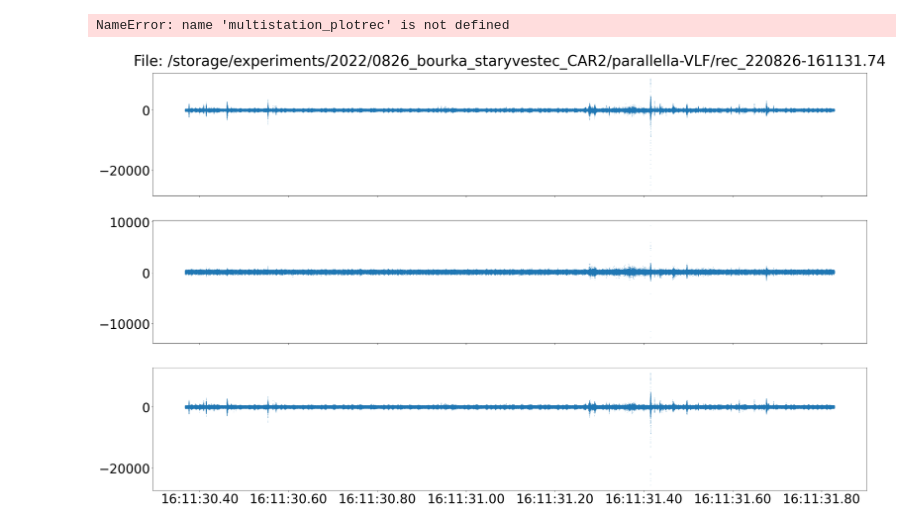
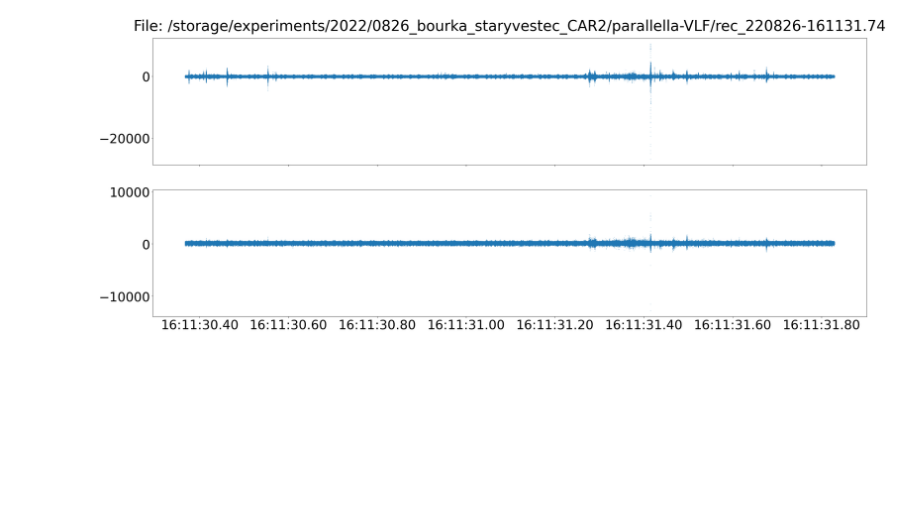
Before and after one commit to ODZ-UJF-AV-CR/vanice, a Jupyter notebook: VLF-simple.ipynb, the cells around one changed output. Cells and saved outputs as stored; diff of their text form; code cells hidden in the pictures; blank space fills up the shorter version.

```diff
--- a/VLF-simple.ipynb
+++ b/VLF-simple.ipynb
@@ -17,29 +17,11 @@ sps = 10e6 # 10 Msps
 
 %matplotlib inline
 %config InlineBackend.close_figures=True
-# %%
-## Bourka hnědouhelné doly
-#files = ['/storage/experiments/2022/0909_bourka_CAR2/parallella-VLF/rec_220909-161250.80',
-#         '/storage/experiments/2022/0909_bourka_CAR0/parallella-VLF/rec_220909-161250.80',
-#         '/storage/experiments/2022/0909_bourka_CAR1/parallella-VLF/rec_220909-161250.81']
-
-#files = ['/storage/experiments/2022/0826_bourka_staryvestec_CAR2/parallella-VLF/rec_220826-163022.70',
-#         '/storage/experiments/2022/0826_bourka_staryvestec_CAR0/parallella-VLF/rec_220826-163022.43',
-#         '/storage/experiments/2022/0826_bourka_staryvestec_CAR1/parallella/rec_220826-163022.62']
-
-#files = ['/storage/experiments/2022/0826_bourka_staryvestec_CAR2/parallella-VLF/rec_220826-163022.70']
-
-files = ['/storage/experiments/2022/0826_bourka_staryvestec_CAR2/parallella-VLF/rec_220826-160903.93']
-
-
-multistation_plotrec(files)
-# %% [output]
-NameError: name 'multistation_plotrec' is not defined
 # %%
 
 filepath = '/storage/experiments/2022/0826_bourka_staryvestec_CAR2/parallella-VLF/rec_220826-161131.74'
 
-channels = [0, 1, 3]
+channels = [0,1]
 nrows = len(channels) * 1
 fig, axs = plt.subplots(figsize=(35, 7 * nrows), nrows=nrows, sharex=True)
 
@@ -59,31 +41,31 @@ try:
         # Add data to the list for later processing
         data.append((filepath, h, samples, synclog, t2s, s2t, ticker, formatter))
 except Exception as e:
     print(f"Exception: {e}")
 
 # Render data
 ax_idx = 0
 for i, (filepath, h, samples, synclog, t2s, s2t, ticker, formatter) in enumerate(data):
     offset = -int(t2s(mintime))
 
     # Use full path for the file label only once above the first channel
     axs[ax_idx].set_title(f"File: {filepath}", fontsize=40, pad=20)
 
     a = (h['preTrigger'] - h['preTrigger']) * h['descSpan'] // 16
     b = (h['preTrigger'] + h['postTrigger']) * h['descSpan'] // 16
     for ch in channels:
         signal_samples = samples[a:b, ch]
 
         axs[ax_idx].xaxis.set_major_locator(ticker)
         axs[ax_idx].xaxis.set_major_formatter(formatter)
         axs[ax_idx].plot(range(a + offset, b + offset), signal_samples, linestyle="", marker=".", alpha=0.5, markersize=1)
 
         axs[ax_idx].tick_params(axis='x', which='major', labelsize=35)
         axs[ax_idx].tick_params(axis='y', which='major', labelsize=35)
 
         ax_idx += 1
 
 
 plt.show()
 # %% [output]
-[figure, old version]
+[figure, new version]
```
Also changed, not shown: parts of 25 cells of this notebook, 1 other file.
